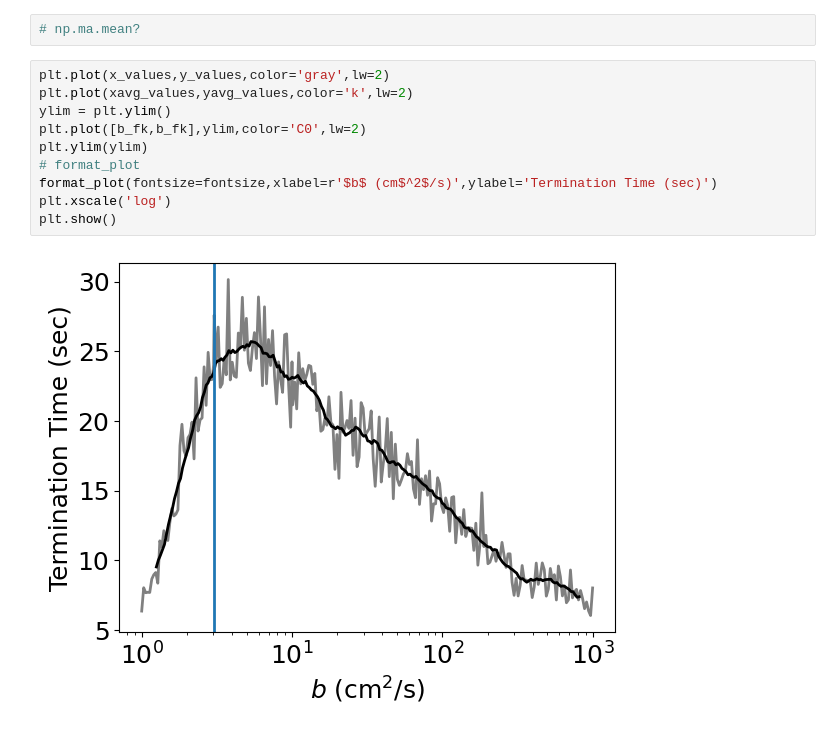
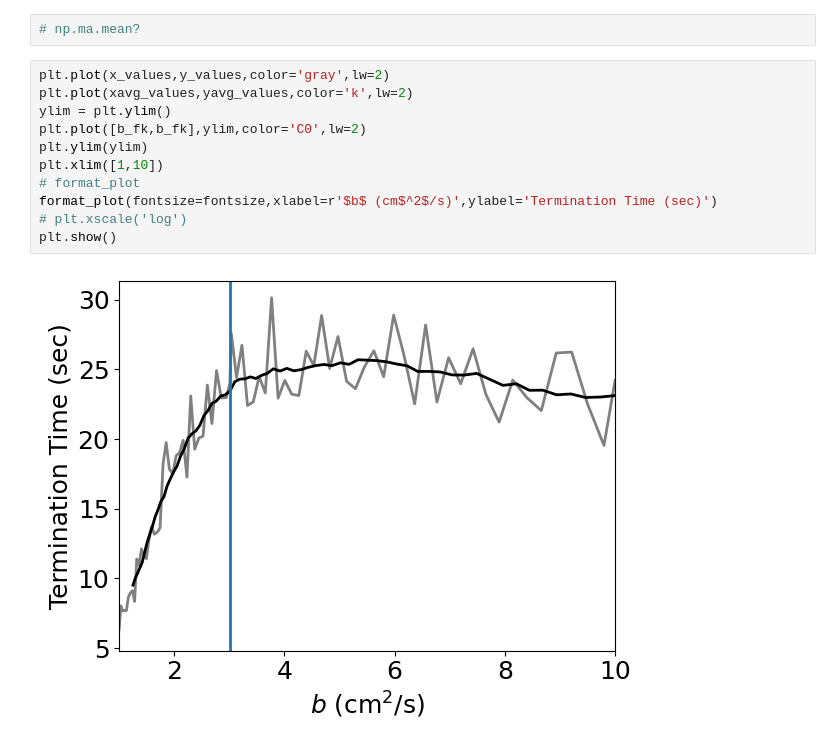
Before and after one commit to timtyree/bgmc, a Jupyter notebook: python/visualizing the heatmap of the creation model cloud survey.ipynb, the cells around one changed output. Drawn from its saved outputs; the diff is of its cells as text.

```diff
--- a/python/visualizing the heatmap of the creation model cloud survey.ipynb
+++ b/python/visualizing the heatmap of the creation model cloud survey.ipynb
@@ -587,12 +743,13 @@ xavg_values = moving_average(x_values,n=navg)
 # %%
 plt.plot(x_values,y_values,color='gray',lw=2)
 plt.plot(xavg_values,yavg_values,color='k',lw=2)
 ylim = plt.ylim()
 plt.plot([b_fk,b_fk],ylim,color='C0',lw=2)
 plt.ylim(ylim)
+plt.xlim([1,10])
 # format_plot
 format_plot(fontsize=fontsize,xlabel=r'$b$ (cm$^2$/s)',ylabel='Termination Time (sec)')
-plt.xscale('log')
+# plt.xscale('log')
 plt.show()
 # %% [output]
-[figure, old version]
+[figure, new version]
```
Also changed, not shown: parts of 5 cells of this notebook, 3 other files.
